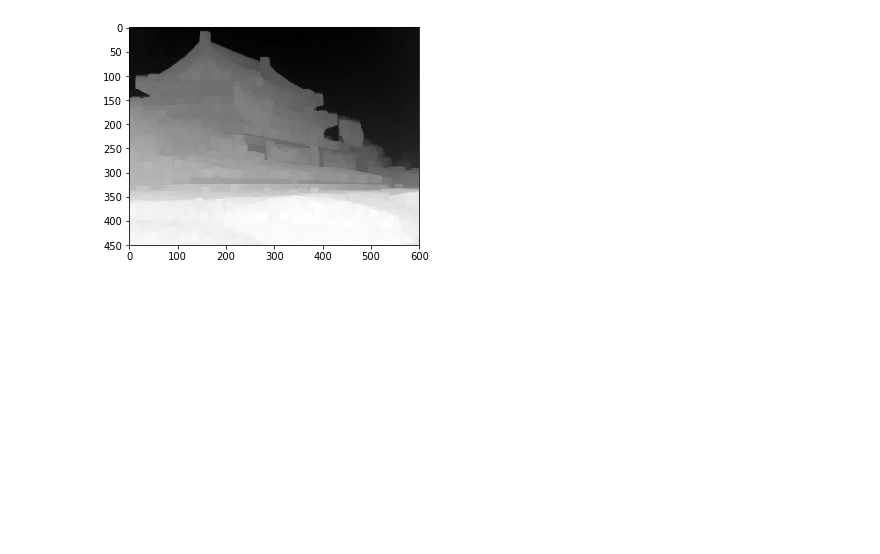
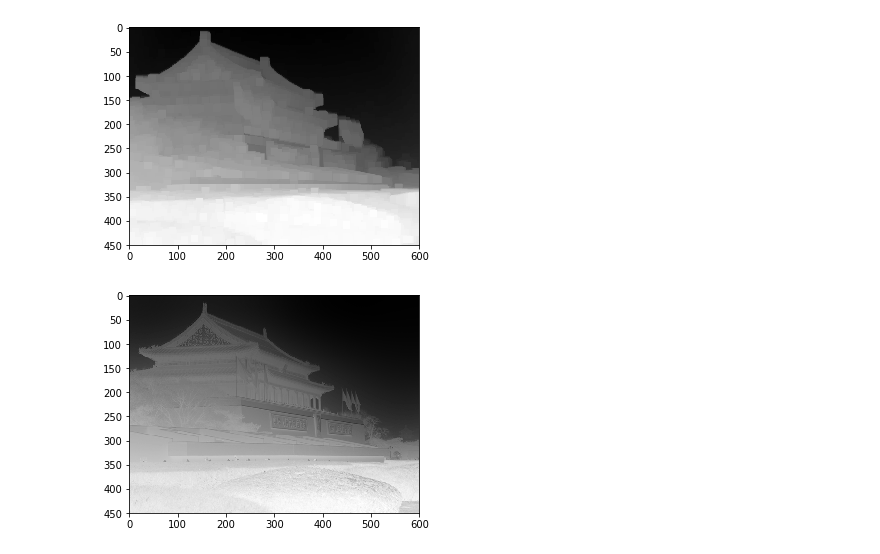
Before and after one commit to rexledesma/Haze-Removal, a Jupyter notebook: haze-removal.ipynb, the cells around one changed output. Saved outputs shown, nothing was run; the diff lists cells and outputs as text; code cells hidden in the pictures; blank space fills up the shorter version.

Commit message:
implemented guided filter for refining transmission map

```diff
--- a/haze-removal.ipynb
+++ b/haze-removal.ipynb
@@ -94,6 +94,43 @@ def estimate_transmission(img, omega=0.95):
 
     return 1 - omega*norm_img_dc
 # %%
-plt.imshow(estimate_transmission(img), cmap='gray');
+alpha_map = estimate_transmission(img)
+plt.imshow(alpha_map, cmap='gray');
 # %% [output]
 [figure]
+# %%
+def guided_filter(I, p, omega=60, eps=0.01):
+    """
+    from http://kaiminghe.com/publications/eccv10guidedfilter.pdf
+    and  https://arxiv.org/pdf/1505.00996.pdf
+
+    I     -> guidance image, 3D Tensor in RGB format
+    p     -> filtering input image,
+    omega -> window size (default is 60)
+    eps   -> constant to prevent division by 0 (default 0.01)
+    """
+
+    I = cv.cvtColor(I, cv.COLOR_RGB2GRAY)/255
+    w_size = (omega,omega)
+
+    mean_I = cv.blur(I, w_size)
+    mean_p = cv.blur(p, w_size)
+
+    corr_I = cv.blur(I*I, w_size)
+    corr_Ip = cv.blur(I*p, w_size)
+
+    var_I = corr_I - mean_I*mean_I
+    cov_Ip = corr_Ip - mean_I*mean_p
+
+    a = cov_Ip/(var_I + eps)
+    b = mean_p - a*mean_I
+
+    mean_a = cv.blur(a, w_size)
+    mean_b = cv.blur(b, w_size)
+
+    return mean_a*I + mean_b
+# %%
+f_alpha_map = guided_filter(img, alpha_map, 200, eps=0.01)
+plt.imshow(f_alpha_map, cmap="gray");
+# %% [output]
+[figure, added]
```
Also changed, not shown: parts of 1 cell of this notebook.
